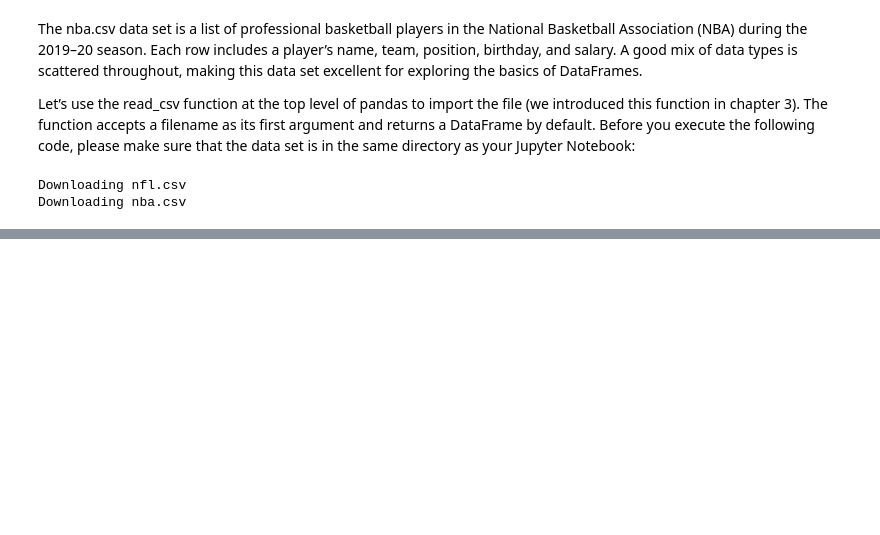
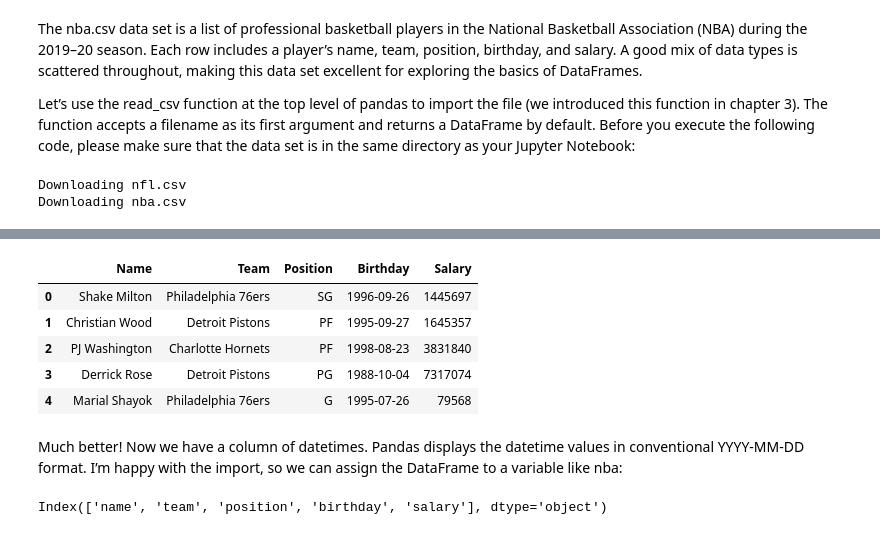
Before and after one commit to Sunday-Okey/Pandas_Lesson_Colab, a Jupyter notebook: DataFrame_Object.ipynb, the cells around one changed output, grey strips where cells are left out. Cells and saved outputs as stored; diff of their text form; code cells hidden in the pictures; blank space fills up the shorter version.

```diff
--- a/DataFrame_Object.ipynb
+++ b/DataFrame_Object.ipynb
@@ -142,0 +161,16 @@ Downloading nba.csv
+# %%
+nba.head()
+# %% [output]
+|  | Name | Team | Position | Birthday | Salary |
+| 0 | Shake Milton | Philadelphia 76ers | SG | 1996-09-26 | 1445697 |
+| 1 | Christian Wood | Detroit Pistons | PF | 1995-09-27 | 1645357 |
+| 2 | PJ Washington | Charlotte Hornets | PF | 1998-08-23 | 3831840 |
+| 3 | Derrick Rose | Detroit Pistons | PG | 1988-10-04 | 7317074 |
+| 4 | Marial Shayok | Philadelphia 76ers | G | 1995-07-26 | 79568 |
+# %% [markdown]
+Much better! Now we have a column of datetimes. Pandas displays the datetime values in conventional YYYY-MM-DD format. I’m happy with the import, so we can assign the DataFrame to a variable like nba:
+# %%
+nba.columns = nba.columns.str.lower()
+nba.columns
+# %% [output]
+Index(['name', 'team', 'position', 'birthday', 'salary'], dtype='object')
```
Also changed, not shown: parts of 73 cells of this notebook.
